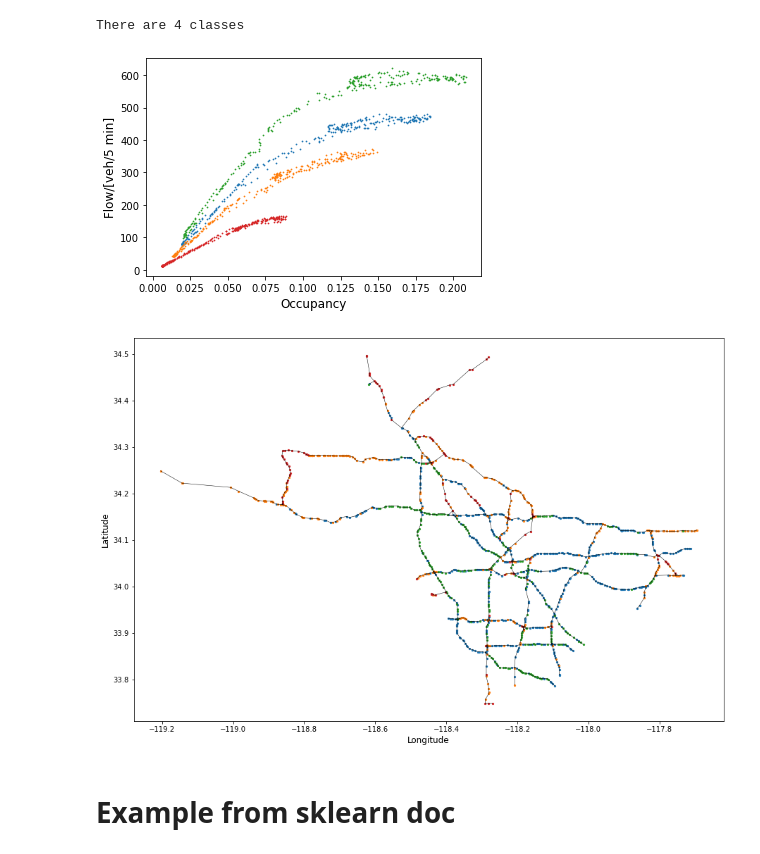
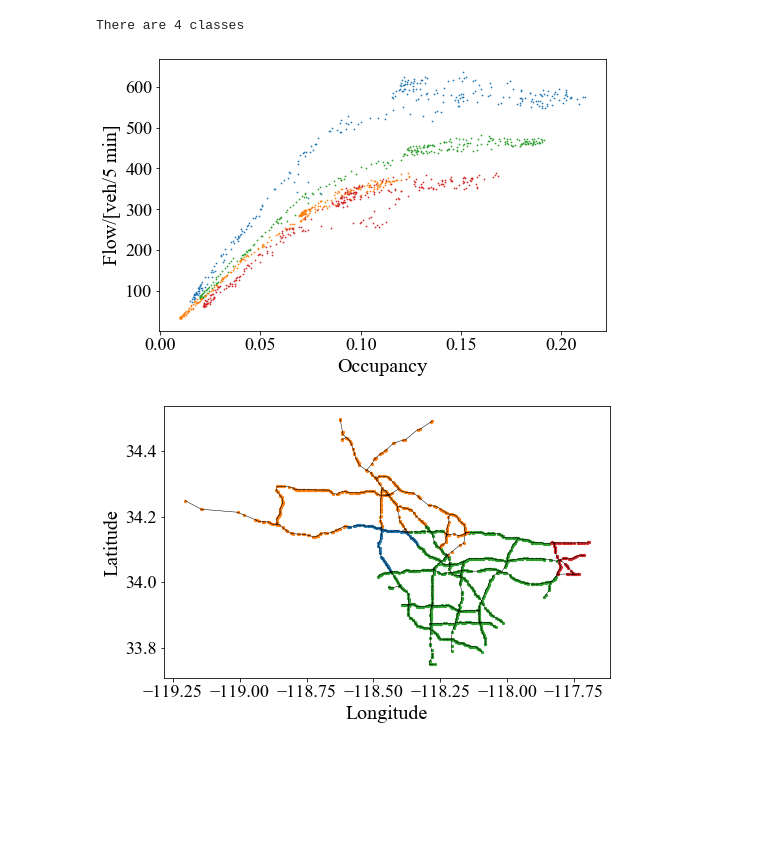
Before and after one commit to khzhang2/CE263Proj, a Jupyter notebook: Hierarchical.ipynb, the cells around one changed output. Cells and saved outputs as stored; diff of their text form; code cells hidden in the pictures; blank space fills up the shorter version.

```diff
--- a/Hierarchical.ipynb
+++ b/Hierarchical.ipynb
@@ -53,11 +41,26 @@ AttributeError: 'DataFrame' object has no attribute 'geometry'
+# %%
+# Set seed for reproducibility
+np.random.seed(0)
+# Iniciate the algorithm, 'ward' means minimize variance in each cluster
+model = AgglomerativeClustering(linkage='ward', connectivity=connectivity_mat, n_clusters=4)
+# Run clustering
+model.fit(nodes[['Long', 'Lat', 'q']])
+# Assign labels to main data table
+nodes['cls'] = model.labels_
 # %%
 data_new = pd.read_csv('./Proj_Data/2019-10-21_with_cord.csv', index_col=0)
 data_new = data_new.loc[data_new['Lane type']=='ML']
 
 data_new['cls'] = ''
 for i in nodes.index:
+#     ipdb.set_trace()
     ID = nodes.loc[i, 'ID']
     cls = nodes.loc[i, 'cls']
-    data_new.loc[data_new['ID']==ID, 'cls'] = cls
+    data_new.loc[data_new['ID']==int(ID), 'cls'] = cls
 data_new['q0'] = data_new['q'] * 12
 data_new['k0'] = data_new['q0'] / data_new['Avg v']
+# %%
+color_set = ['#2ca02c', '#ff7f0e', '#d62728', '#1f77b4', '#9467bd', '#8c564b', '#e377c2', '#7f7f7f', '#bcbd22', '#17becf']
+for i in range(3,10):
+    plt.plot([1,2], [2,i], color=color_set[i-3], label=str(i-3))
+plt.legend()
@@ -64,44 +70,51 @@ data_new['k0'] = data_new['q0'] / data_new['Avg v']
 # %%
 c = 0
 c_set = []
-color_set = ['#1f77b4', '#ff7f0e', '#2ca02c', '#d62728', '#9467bd', '#8c564b', '#e377c2', '#7f7f7f', '#bcbd22', '#17becf']
-fig_mfd = plt.figure()
+
+plt.rcParams['font.family'] = 'Times New Roman'
+fig_mfd = plt.figure(figsize=[8,5])
 ax_mfd = fig_mfd.add_subplot(111)
-fig_net = plt.figure(figsize=[15,10])
+fig_net = plt.figure(figsize=[8,5])
 ax_net = fig_net.add_subplot(111)
 
 for i in edges.index:
     node1 = edges.loc[i, 'node1']
     node2 = edges.loc[i, 'node2']
     ax_net.plot([nodes.loc[node1, 'Long'], nodes.loc[node2, 'Long']], [nodes.loc[node1, 'Lat'], nodes.loc[node2, 'Lat']], 'black', lw=0.5)
 
-for i in range(len(nodes['cls'].drop_duplicates())):
+ft = 20
+font = {'family': 'Times New Roman',
+         'weight': 'normal',
+        'size': ft,
+        }
+
+for i in [0,1,2,3]:
     data_cls = data_new.loc[data_new['cls']==i].sort_values(by=['ID', 'Time'])
     q_cls = data_cls['q'].values
     if q_cls.reshape(-1, 288).shape[0] <= 1:
         continue
     q_cls_avg = q_cls.reshape(-1, 288).mean(axis=0)
     k_cls = data_cls['Avg k'].values
     k_cls_avg = k_cls.reshape(-1, 288).mean(axis=0)
     ax_mfd.scatter(k_cls_avg, q_cls_avg, s=.5, c=color_set[c])
-    ax_mfd.set_xlabel('Occupancy', fontsize=12)
-    ax_mfd.set_ylabel('Flow/[veh/5 min]', fontsize=12)
+    ax_mfd.set_xlabel('Occupancy', fontdict=font)
+    ax_mfd.set_ylabel('Flow/[veh/5 min]', fontdict=font)
+    ax_mfd.tick_params(axis='both', which='major', labelsize=ft*0.9)
 
     lng = nodes.loc[nodes['cls']==i, 'Long']
     lat = nodes.loc[nodes['cls']==i, 'Lat']
     ax_net.scatter(lng, lat, s=5, c=color_set[c])
-    ax_net.set_xlabel('Longitude', fontsize=12)
-    ax_net.set_ylabel('Latitude', fontsize=12)
+    ax_net.set_xlabel('Longitude', fontdict=font)
+    ax_net.set_ylabel('Latitude', fontdict=font)
+    ax_net.tick_params(axis='both', which='major', labelsize=ft*0.9)
     c+=1
     c_set.append(i)
 
 
 print('There are %i classes'%c)
-# fig_mfd.savefig('./img/fig_mfd.png', dpi=500)
-# fig_net.savefig('./img/fig_net.png', dpi=500)
+fig_mfd.savefig('./img/HS_fig_mfd.png', dpi=500)
+fig_net.savefig('./img/HS_fig_net.png', dpi=500)
 # %% [output]
 There are 4 classes
-[figure, old version]
+[figure, new version]
-[figure, old version]
+[figure, new version]
-# %% [markdown]
-# Example from sklearn doc
```
Also changed, not shown: parts of 10 cells of this notebook.
